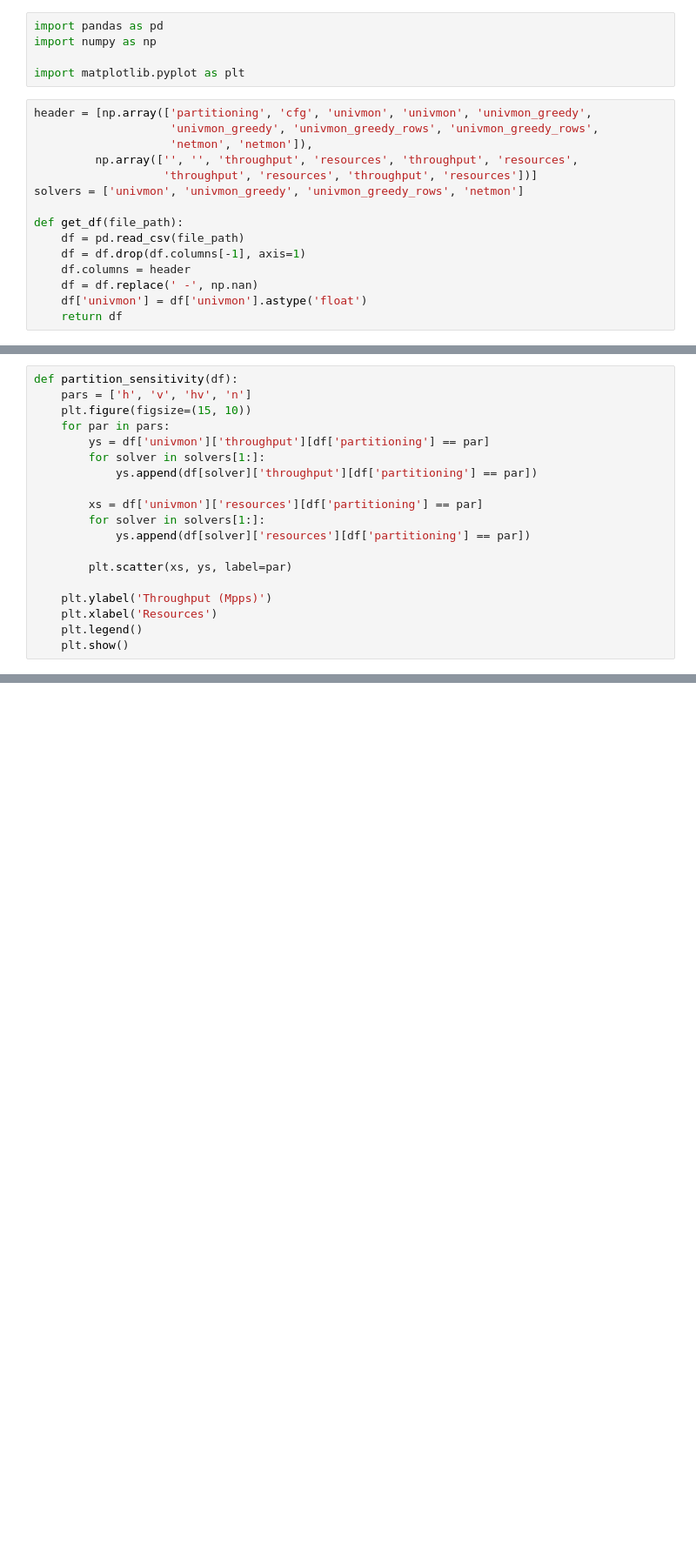
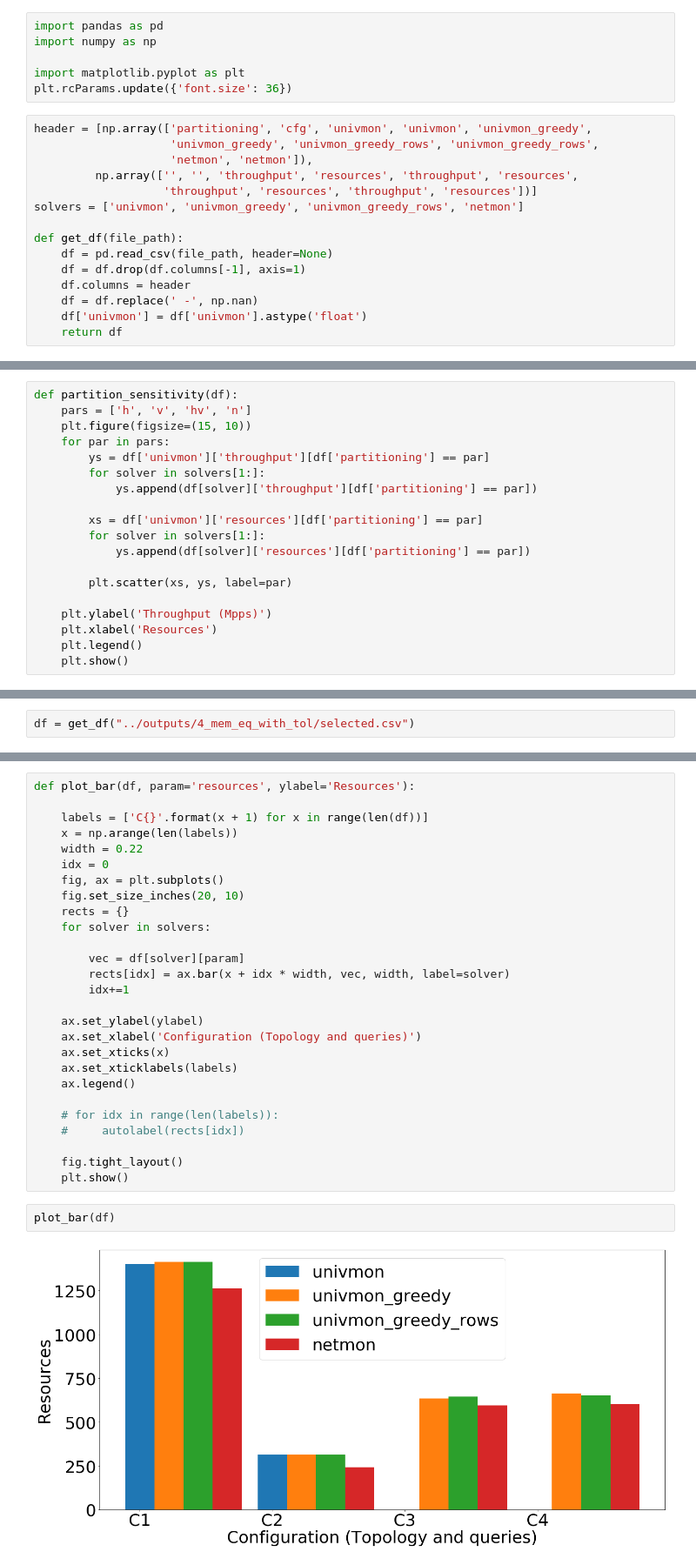
Before and after one commit to 108anup/NetMon-query-planner, a Jupyter notebook: gurobi/notebook/Plot CSV.ipynb, the cells around one changed output, grey strips where cells are left out. Shown: that part at 87% size. Saved outputs shown, nothing was run; the diff lists cells and outputs as text; blank space fills up the shorter version.

Commit message:
Plots for poster and update plot script

```diff
--- a/gurobi/notebook/Plot CSV.ipynb
+++ b/gurobi/notebook/Plot CSV.ipynb
@@ -3,6 +3,7 @@ import pandas as pd
 import numpy as np
 
 import matplotlib.pyplot as plt
+plt.rcParams.update({'font.size': 36})
 # %%
 header = [np.array(['partitioning', 'cfg', 'univmon', 'univmon', 'univmon_greedy',
                     'univmon_greedy', 'univmon_greedy_rows', 'univmon_greedy_rows',
@@ -12,7 +13,7 @@ header = [np.array(['partitioning', 'cfg', 'univmon', 'univmon', 'univmon_greedy
 solvers = ['univmon', 'univmon_greedy', 'univmon_greedy_rows', 'netmon']
 
 def get_df(file_path):
-    df = pd.read_csv(file_path)
+    df = pd.read_csv(file_path, header=None)
     df = df.drop(df.columns[-1], axis=1)
     df.columns = header
     df = df.replace(' -', np.nan)
@@ -115,0 +97,2 @@ for plotter in plotters:
+# %%
+df = get_df("../outputs/4_mem_eq_with_tol/selected.csv")
@@ -115,0 +109,31 @@ for plotter in plotters:
+# %%
+def plot_bar(df, param='resources', ylabel='Resources'):
+
+    labels = ['C{}'.format(x + 1) for x in range(len(df))]
+    x = np.arange(len(labels))
+    width = 0.22
+    idx = 0
+    fig, ax = plt.subplots()
+    fig.set_size_inches(20, 10)
+    rects = {}
+    for solver in solvers:
+
+        vec = df[solver][param]
+        rects[idx] = ax.bar(x + idx * width, vec, width, label=solver)
+        idx+=1
+
+    ax.set_ylabel(ylabel)
+    ax.set_xlabel('Configuration (Topology and queries)')
+    ax.set_xticks(x)
+    ax.set_xticklabels(labels)
+    ax.legend()
+
+    # for idx in range(len(labels)):
+    #     autolabel(rects[idx])
+
+    fig.tight_layout()
+    plt.show()
+# %%
+plot_bar(df)
+# %% [output]
+[figure, added]
```
Also changed, not shown: parts of 6 cells of this notebook, 3 other files.
